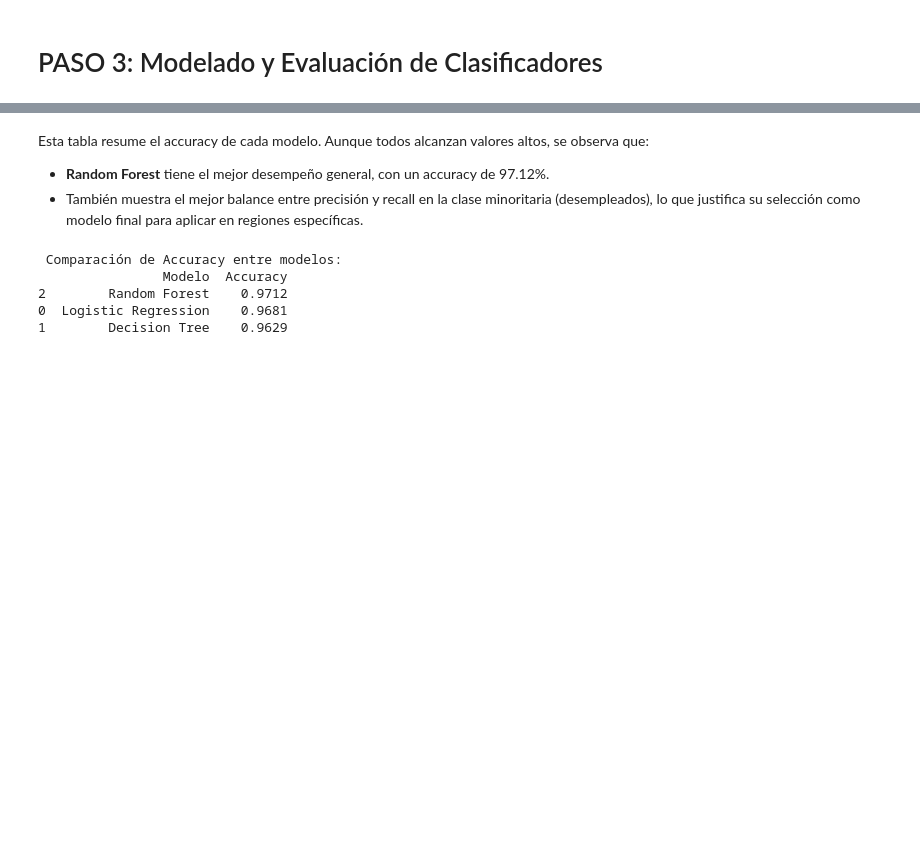
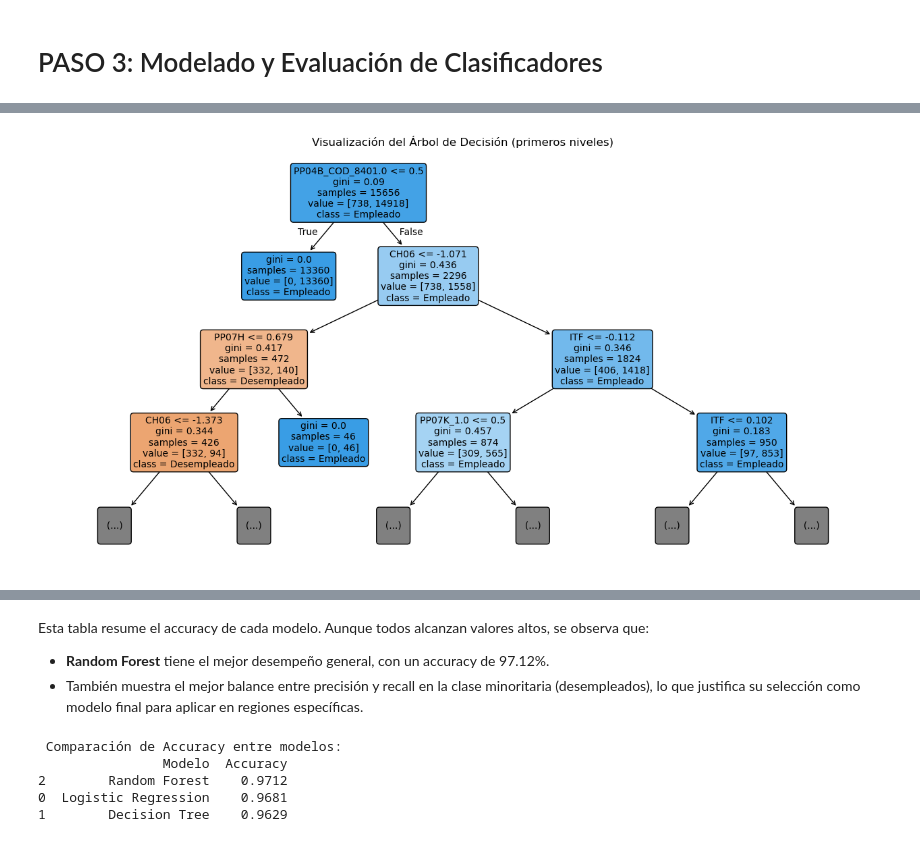
Before and after one commit to belpad24/empleo_clasificacion_eph, a Jupyter notebook: notebooks/Modelado_Resultados_ProyectoParcial_AA_2.ipynb, the cells around one changed output, grey strips where cells are left out. Drawn from its saved outputs; the diff is of its cells as text; code cells hidden in the pictures; blank space fills up the shorter version.

```diff
--- a/notebooks/Modelado_Resultados_ProyectoParcial_AA_2.ipynb
+++ b/notebooks/Modelado_Resultados_ProyectoParcial_AA_2.ipynb
@@ -42,0 +66,13 @@ plt.show()
+# %%
+# --- Visualización del árbol de decisión ---
+modelo_arbol = modelos["Decision Tree"]
+
+plt.figure(figsize=(16, 8))
+plot_tree(modelo_arbol,
+          feature_names=X.columns,
+          class_names=["Desempleado", "Empleado"],
+          filled=True, rounded=True, max_depth=3, fontsize=10)
+plt.title("Visualización del Árbol de Decisión (primeros niveles)")
+plt.show()
+# %% [output]
+[figure, added]
```
Also changed, not shown: parts of 11 cells of this notebook, 4 other files.
